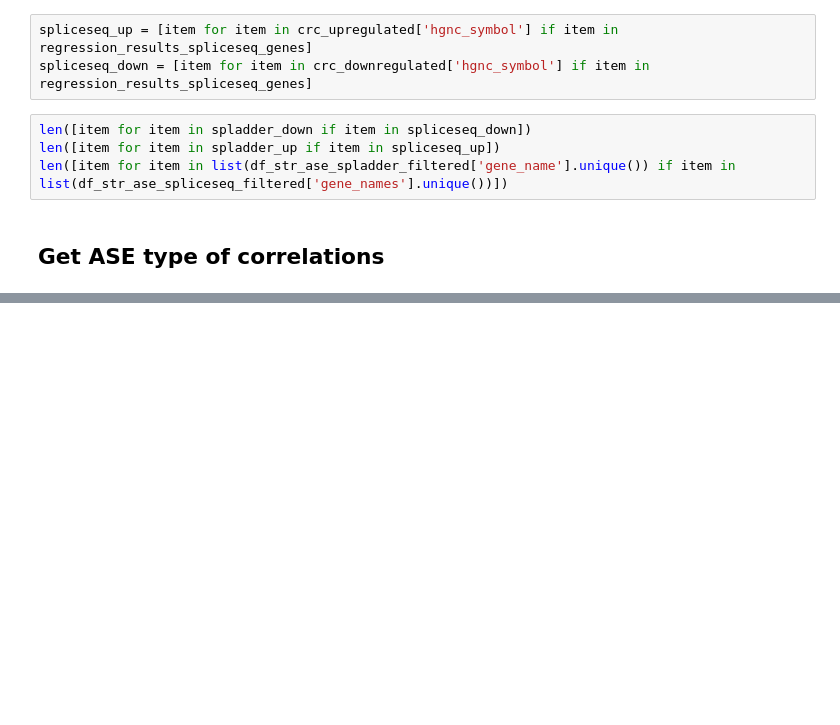
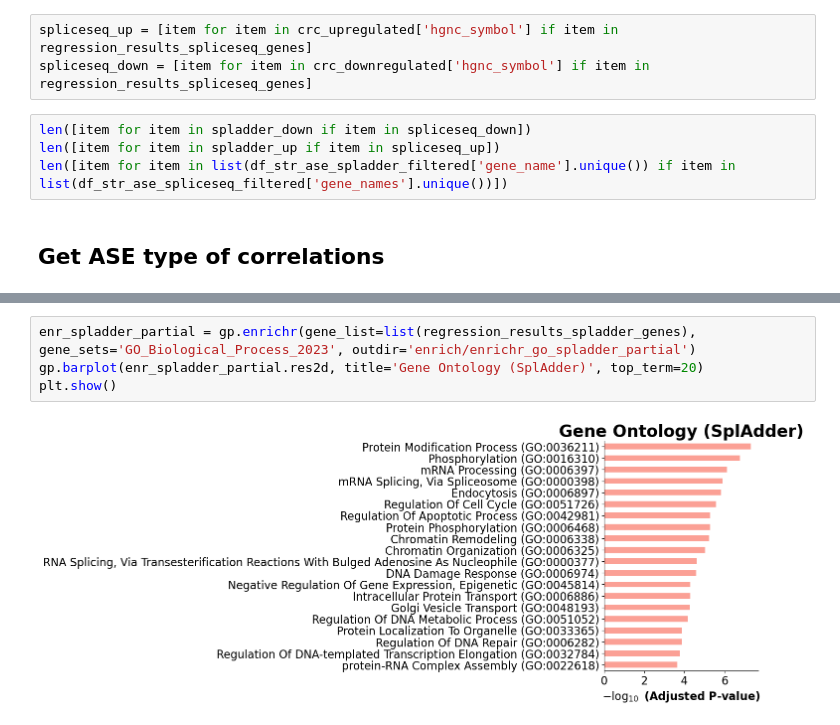
Before and after one commit to rabiaayyche/str_crc, a Jupyter notebook: src/str_ase.ipynb, the cells around one changed output, grey strips where cells are left out. Drawn from its saved outputs; the diff is of its cells as text; blank space fills up the shorter version.

```diff
--- a/src/str_ase.ipynb
+++ b/src/str_ase.ipynb
@@ -950,0 +981,6 @@ df_SplAdder
+# %%
+enr_spladder_partial = gp.enrichr(gene_list=list(regression_results_spladder_genes), gene_sets='GO_Biological_Process_2023', outdir='enrich/enrichr_go_spladder_partial')
+gp.barplot(enr_spladder_partial.res2d, title='Gene Ontology (SplAdder)', top_term=20)
+plt.show()
+# %% [output]
+[figure, added]
```
Also changed, not shown: parts of 59 cells of this notebook.
